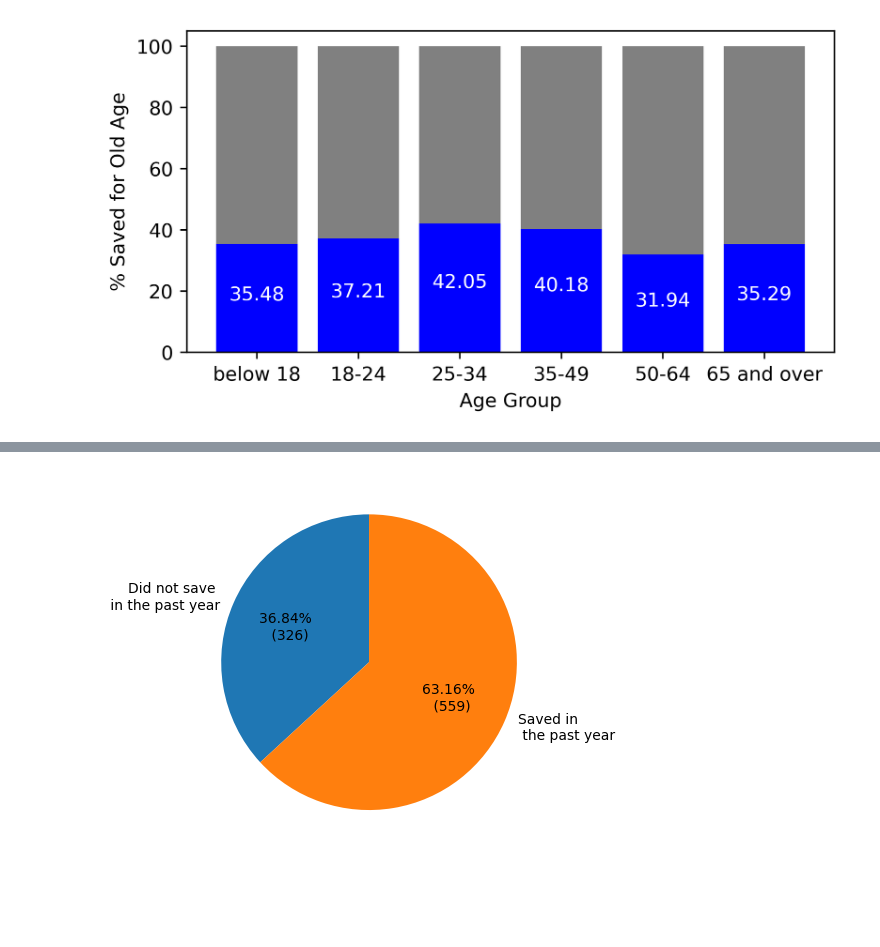
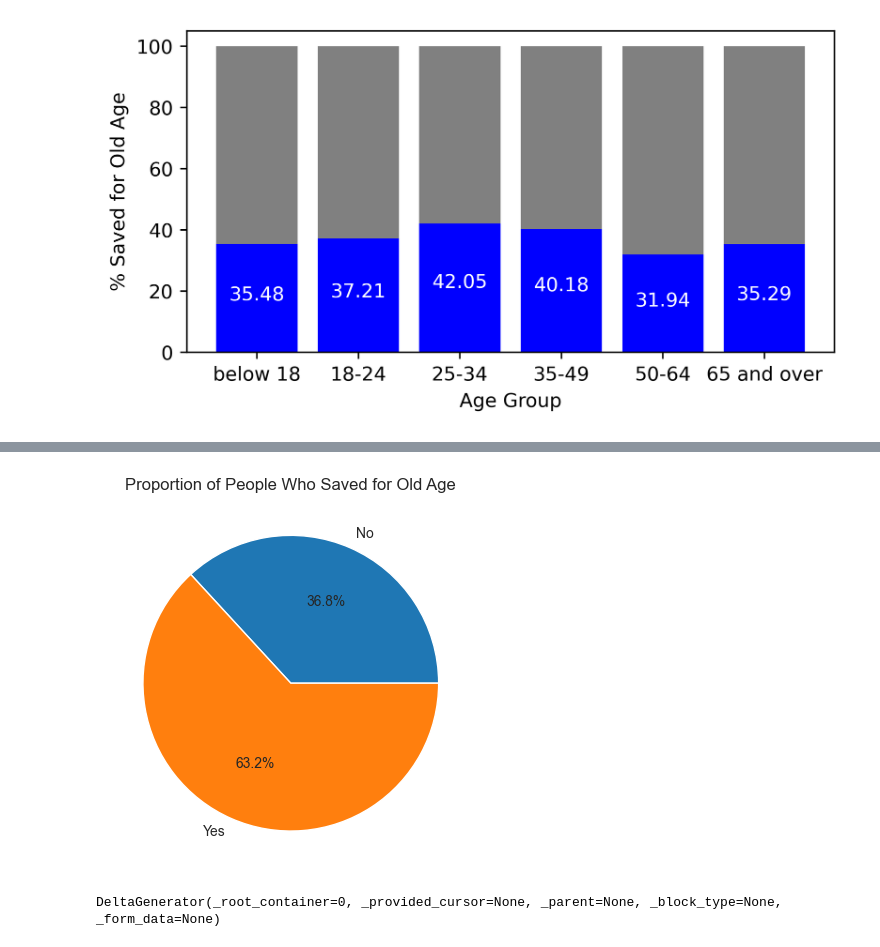
Before and after one commit to njolnir/S1-G2, a Jupyter notebook: 03-Codes/S1G2 Demo.ipynb, the cells around one changed output, grey strips where cells are left out. Saved outputs shown, nothing was run; the diff lists cells and outputs as text; code cells hidden in the pictures; blank space fills up the shorter version.

```diff
--- a/03-Codes/S1G2 Demo.ipynb
+++ b/03-Codes/S1G2 Demo.ipynb
@@ -629,20 +626,16 @@ save
 # %%
-def make_autopct(values):
-    def my_autopct(pct):
-        total = sum(values)
-        val = int(round(pct*total/100.0))
-        return '{p:.2f}% \n ({v:d})'.format(p=pct,v=val)
-    return my_autopct
+fig, ax = plt.subplots()
+ax.pie(save['total_pop'], labels=save['saved'], autopct='%1.1f%%')
+ax.set_title('Proportion of People Who Saved for Old Age')
+
+# display the chart using plt.show()
+plt.show()
+# %% [output]
+[figure, added]
-# %%
-plt.pie(save['total_pop'] , labels=['Did not save \n in the past year', 'Saved in \n the past year']
-                          , startangle=90
-                          , autopct=make_autopct(save['total_pop'])
-       )
-
-
-
-#Save
-plt.savefig('by save.png', dpi=320,transparent=True, bbox_inches='tight')
-plt.show()
-# %% [output]
-[figure, removed]
+# %%
+# create the pie chart using Plotly Express
+fig = px.pie(save, values='total_pop', names='saved')
+
+# display the chart using Streamlit
+# %% [output]
+DeltaGenerator(_root_container=0, _provided_cursor=None, _parent=None, _block_type=None, _form_data=None)
```
Also changed, not shown: parts of 2 cells of this notebook, 4 other files.
